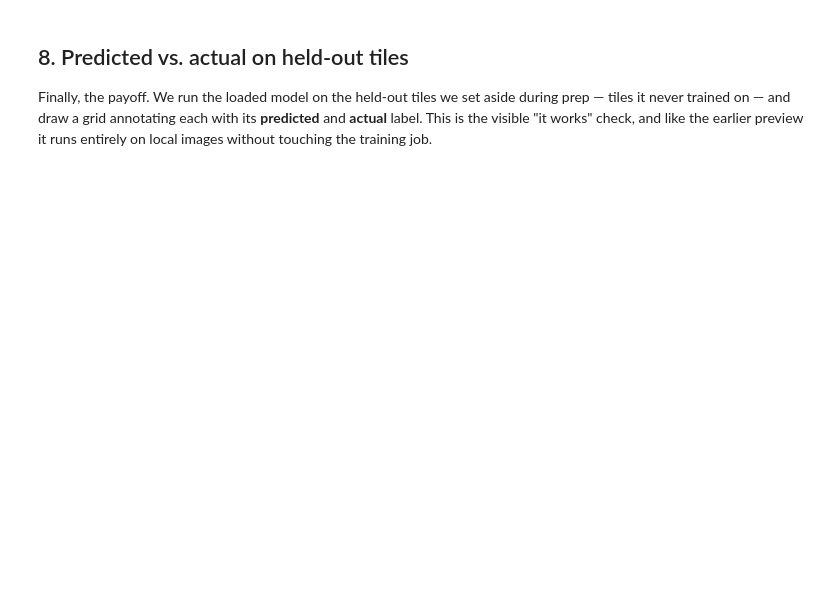
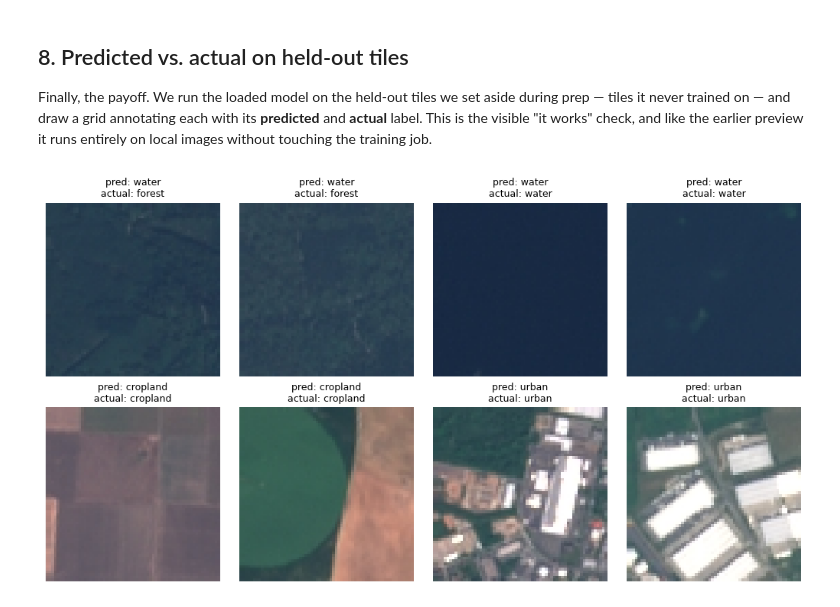
Before and after one commit to chaveena/sagemaker-kiro-ide-demo, a Jupyter notebook: satellite_land_cover_demo.ipynb, the cells around one changed output. Saved outputs shown, nothing was run; the diff lists cells and outputs as text; code cells hidden in the pictures; blank space fills up the shorter version.

```diff
--- a/satellite_land_cover_demo.ipynb
+++ b/satellite_land_cover_demo.ipynb
@@ -164,8 +164,28 @@ training_image = image_uris.retrieve(
     image_scope="training",
 )
 
-# Ship train.py (and its neighbors) as the entry script.
-source_code = SourceCode(source_dir=".", entry_script="train.py")
+# Ship the project's code as the entry script, but do NOT bundle the training
+# data. The data travels separately in the "training" input channel, and the
+# local dataset directories are large (the EuroSAT download alone is ~224 MB).
+# `ignore_patterns` keeps the uploaded source bundle tiny (a few KB) so the job
+# submits almost instantly instead of tarring/uploading the whole directory.
+# Without this, packaging source_dir="." would upload hundreds of MB every run.
+source_code = SourceCode(
+    source_dir=".",
+    entry_script="train.py",
+    ignore_patterns=[
+        # SDK defaults (.git, __pycache__, .ipynb_checkpoints, .cache, etc.)
+        # are applied automatically; these cover the demo's heavy/irrelevant
+        # files so only the .py sources are shipped.
+        "data",
+        "eurosat_data",
+        "model",
+        "model.tar.gz",
+        "tests",
+        ".hypothesis",
+        ".pytest_cache",
+    ],
+)
 
 # A small, single CPU instance is plenty for this tiny model and subset.
 compute = Compute(instance_type=instance_type, instance_count=1)
@@ -183,4 +203,5 @@ model_trainer = ModelTrainer(
 )
 
 print("ModelTrainer configured with entry script:", source_code.entry_script)
+print("Ignoring during packaging:", source_code.ignore_patterns)
 # %% [output]
@@ -265,14 +331,22 @@ print("Model loaded and set to eval mode:", type(model).__name__)
 
 Finally, the payoff. We run the loaded model on the held-out tiles we set aside during prep — tiles it never trained on — and draw a grid annotating each with its **predicted** and **actual** label. This is the visible "it works" check, and like the earlier preview it runs entirely on local images without touching the training job.
 # %%
+import importlib
+import viz
+# Pick up the latest viz.py (the prediction-grid titles were widened and split
+# across two lines to stop them overlapping). Reloading keeps this cell correct
+# even if viz was already imported earlier in the session.
+importlib.reload(viz)
+
 from torchvision import transforms
-from viz import show_prediction_grid
 
 # EuroSAT tiles are 64x64 RGB; Resize keeps any off-size tile at the shape the
 # model expects, and ToTensor produces the (3, 64, 64) tensor.
 to_tensor = transforms.Compose([
     transforms.Resize((64, 64)),
     transforms.ToTensor(),
 ])
 
-show_prediction_grid(model, held_out, to_tensor)
+viz.show_prediction_grid(model, held_out, to_tensor)
+# %% [output]
+[figure, added]
```
Also changed, not shown: parts of 5 cells of this notebook, 2 other files.
